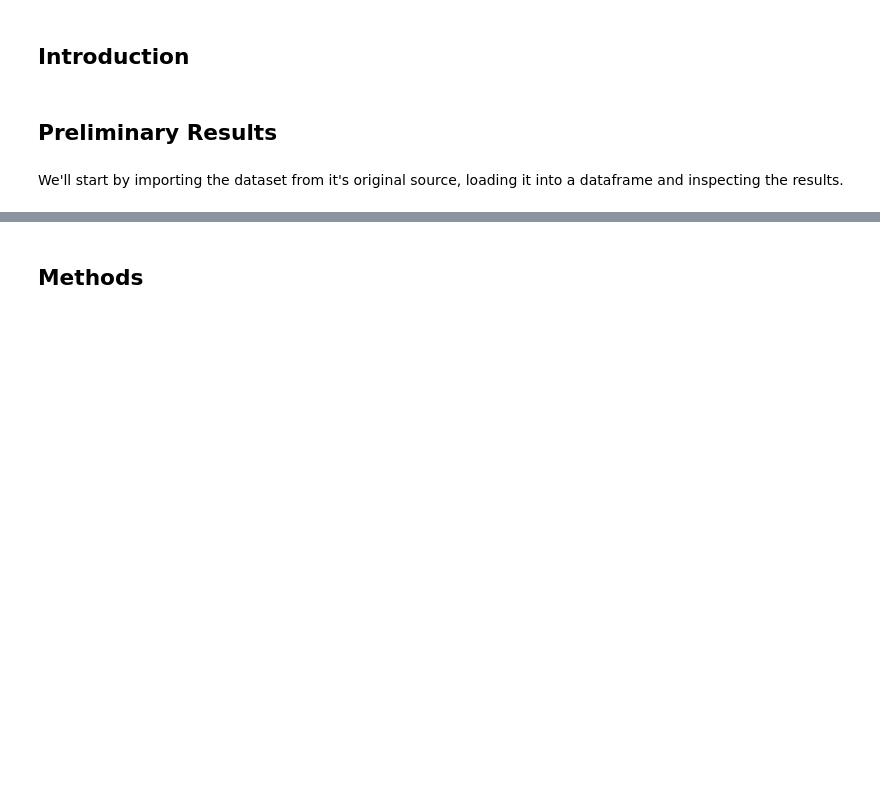
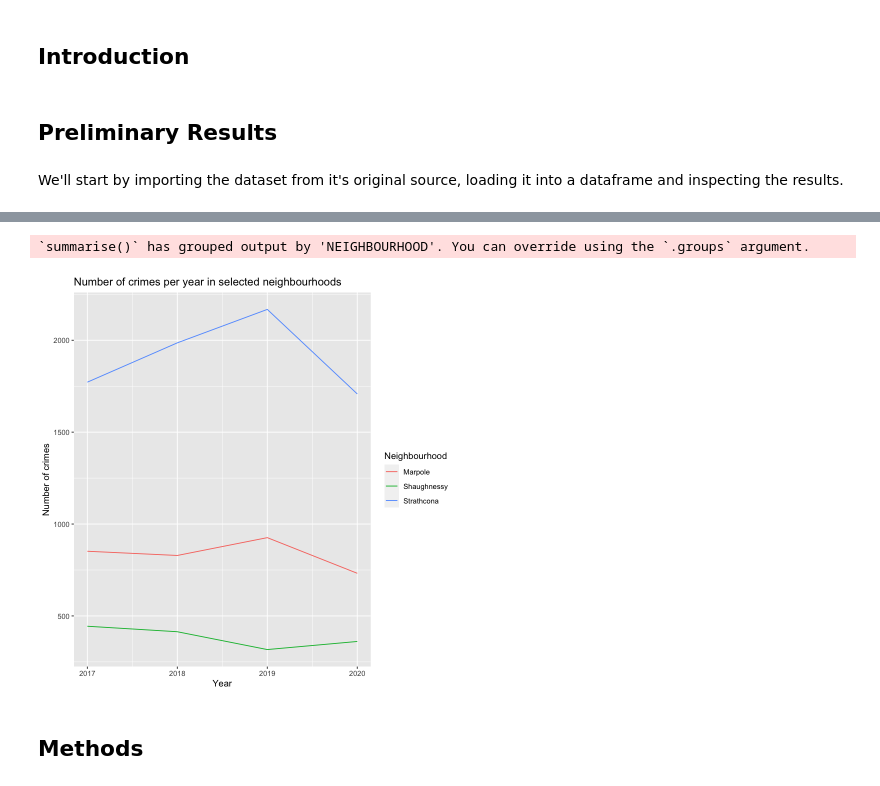
Before and after one commit to adammitha/STAT201-group-project, a Jupyter notebook: Project Proposals/VPDCrime/Proposal.ipynb, the cells around one changed output, grey strips where cells are left out. Cells and saved outputs as stored; diff of their text form; code cells hidden in the pictures; blank space fills up the shorter version.

Commit message:
Graph

```diff
--- a/Project Proposals/VPDCrime/Proposal.ipynb
+++ b/Project Proposals/VPDCrime/Proposal.ipynb
@@ -27,0 +30,5 @@ A tibble: 6 × 10
+# %%
+crime_data <- crime_data %>%
+    select(TYPE, YEAR, NEIGHBOURHOOD) %>%
+    filter(2017 <= YEAR & YEAR <= 2020)
+head(crime_data)
@@ -27,0 +63,4 @@ A tibble: 6 × 10
+# %%
+crime_data <- crime_data %>%
+    filter(NEIGHBOURHOOD %in% c("Shaughnessy", "Strathcona", "Marpole"))
+head(crime_data)
@@ -28,2 +77,18 @@ A tibble: 6 × 10
+# %%
+neighbourhood_year_counts <- crime_data %>% group_by(NEIGHBOURHOOD, YEAR) %>% summarise(number_of_crimes = n())
+# %% [output]
+`summarise()` has grouped output by 'NEIGHBOURHOOD'. You can override using the `.groups` argument.
+# %%
+crime_data_plot <- neighbourhood_year_counts %>%
+    ggplot() +
+    geom_line(aes(x=YEAR, y=number_of_crimes, color=NEIGHBOURHOOD)) +
+    xlab("Year") +
+    ylab("Number of crimes") +
+    labs(color="Neighbourhood") +
+    ggtitle("Number of crimes per year in selected neighbourhoods")
+
+crime_data_plot
+# %% [output]
+[figure, added]
 # %% [markdown]
 ## Methods
```
Also changed, not shown: parts of 6 cells of this notebook.
